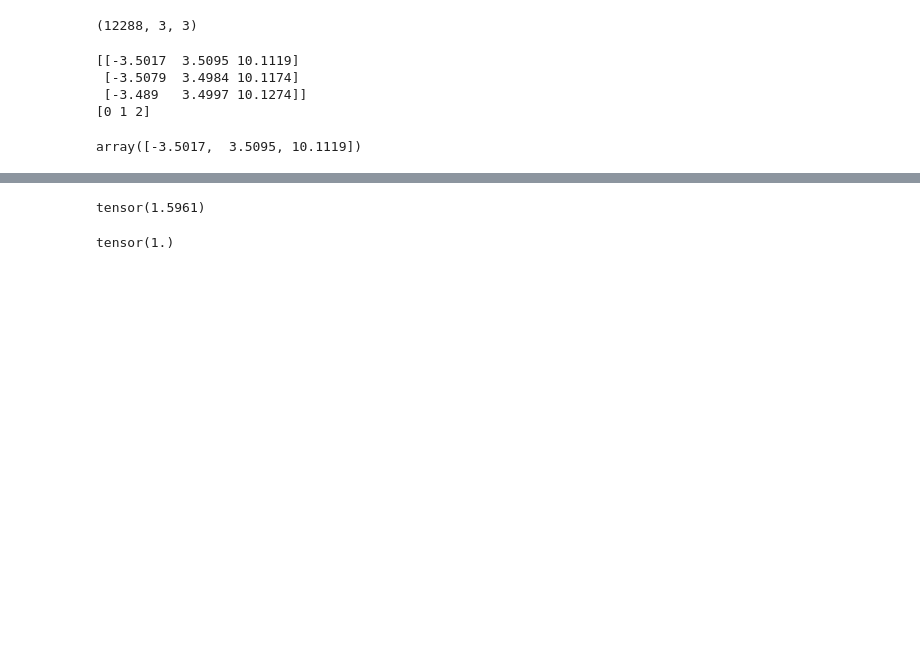
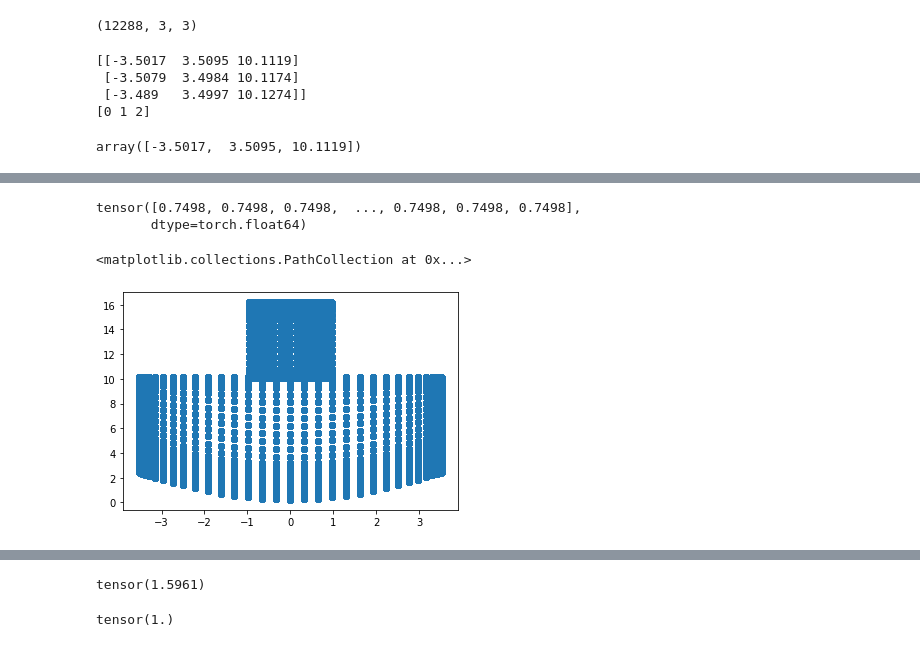
Before and after one commit to mfinzi/constrained-hamiltonian-neural-networks, a Jupyter notebook: pendulum.ipynb, the cells around one changed output, grey strips where cells are left out. Drawn from its saved outputs; the diff is of its cells as text; code cells hidden in the pictures; blank space fills up the shorter version.

```diff
--- a/pendulum.ipynb
+++ b/pendulum.ipynb
@@ -187,0 +292,10 @@ array([], shape=(0, 3, 3), dtype=float64)
+# %%
+(Coms(torch.from_numpy(vertices[triangles]))**2).sum(-1).sqrt()
+# %% [output]
+tensor([0.7498, 0.7498, 0.7498,  ..., 0.7498, 0.7498, 0.7498],
+       dtype=torch.float64)
+# %%
+plt.scatter(*vertices[triangles].reshape(-1,3)[:,1:3].T)
+# %% [output]
+<matplotlib.collections.PathCollection at 0x...>
+[figure, added]
```
Also changed, not shown: parts of 24 cells of this notebook, 2 other files.
